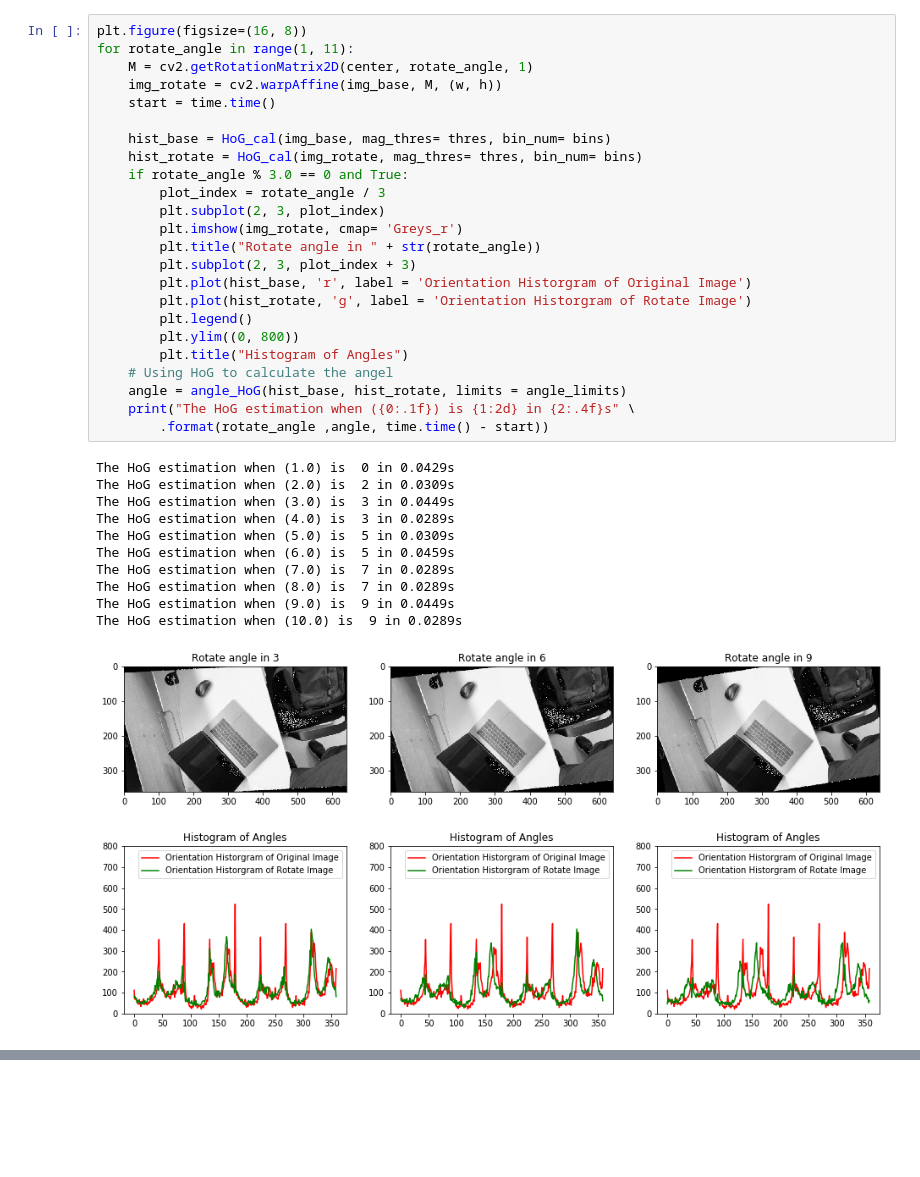
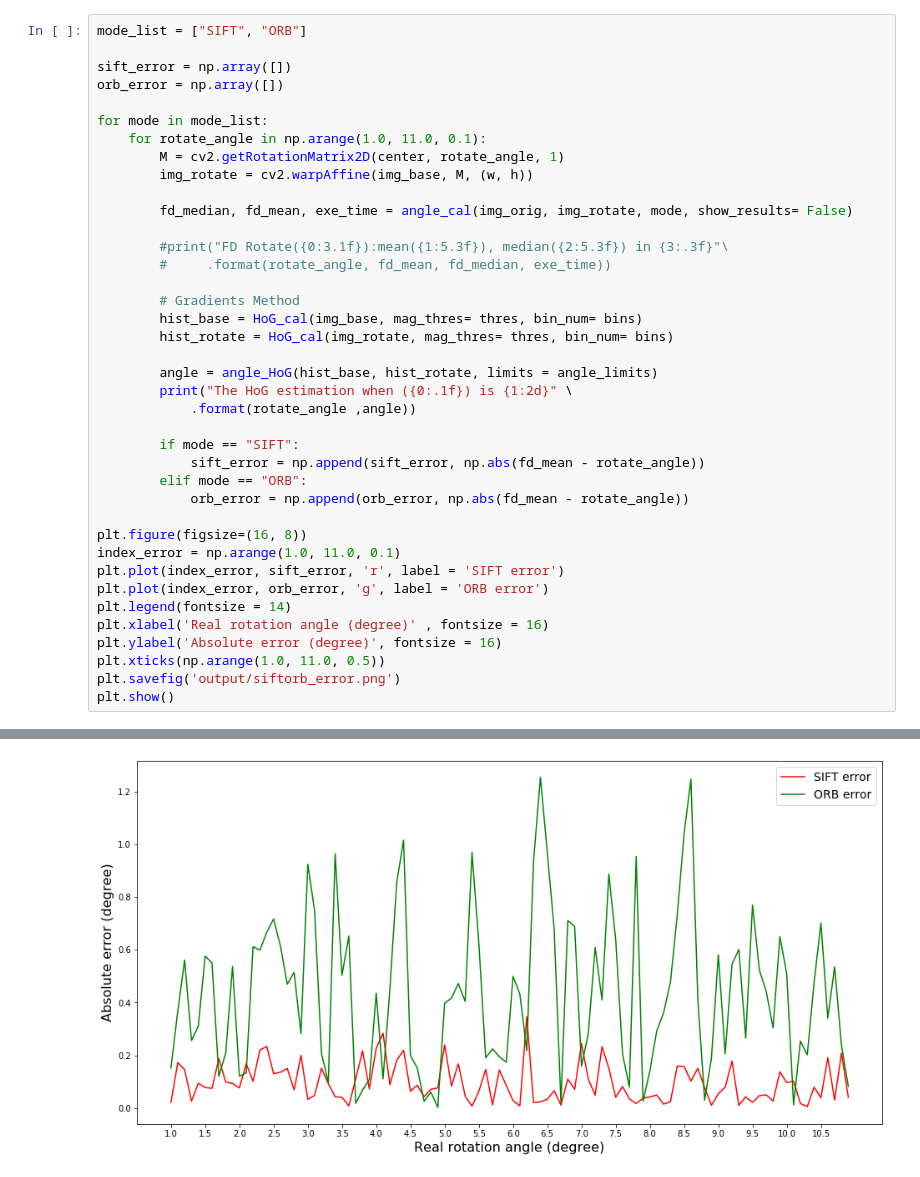
Before and after one commit to JohnpaulC/Image_Orientation, a Jupyter notebook: Noise Image.ipynb, the cells around one changed output, grey strips where cells are left out. Saved outputs shown, nothing was run; the diff lists cells and outputs as text; blank space fills up the shorter version.

```diff
--- a/Noise Image.ipynb
+++ b/Noise Image.ipynb
@@ -53,36 +99,40 @@ img_base = add_gasuss_noise(img_base)
-# %%
-plt.figure(figsize=(16, 8))
-for rotate_angle in range(1, 11):
-    M = cv2.getRotationMatrix2D(center, rotate_angle, 1)
-    img_rotate = cv2.warpAffine(img_base, M, (w, h))
-    start = time.time()
-
-    hist_base = HoG_cal(img_base, mag_thres= thres, bin_num= bins)
-    hist_rotate = HoG_cal(img_rotate, mag_thres= thres, bin_num= bins)
-    if rotate_angle % 3.0 == 0 and True:
-        plot_index = rotate_angle / 3
-        plt.subplot(2, 3, plot_index)
-        plt.imshow(img_rotate, cmap= 'Greys_r')
-        plt.title("Rotate angle in " + str(rotate_angle))
-        plt.subplot(2, 3, plot_index + 3)
-        plt.plot(hist_base, 'r', label = 'Orientation Historgram of Original Image')
-        plt.plot(hist_rotate, 'g', label = 'Orientation Historgram of Rotate Image')
-        plt.legend()
-        plt.ylim((0, 800))
-        plt.title("Histogram of Angles")
-    # Using HoG to calculate the angel
-    angle = angle_HoG(hist_base, hist_rotate, limits = angle_limits)
-    print("The HoG estimation when ({0:.1f}) is {1:2d} in {2:.4f}s" \
-        .format(rotate_angle ,angle, time.time() - start))
-# %% [output]
-The HoG estimation when (1.0) is  0 in 0.0429s
-The HoG estimation when (2.0) is  2 in 0.0309s
-The HoG estimation when (3.0) is  3 in 0.0449s
-The HoG estimation when (4.0) is  3 in 0.0289s
-The HoG estimation when (5.0) is  5 in 0.0309s
-The HoG estimation when (6.0) is  5 in 0.0459s
-The HoG estimation when (7.0) is  7 in 0.0289s
-The HoG estimation when (8.0) is  7 in 0.0289s
-The HoG estimation when (9.0) is  9 in 0.0449s
-The HoG estimation when (10.0) is  9 in 0.0289s
-[figure, removed]
+# %%
+mode_list = ["SIFT", "ORB"]
+
+sift_error = np.array([])
+orb_error = np.array([])
+
+for mode in mode_list:
+    for rotate_angle in np.arange(1.0, 11.0, 0.1):
+        M = cv2.getRotationMatrix2D(center, rotate_angle, 1)
+        img_rotate = cv2.warpAffine(img_base, M, (w, h))
+
+        fd_median, fd_mean, exe_time = angle_cal(img_orig, img_rotate, mode, show_results= False)
+
+        #print("FD Rotate({0:3.1f}):mean({1:5.3f}), median({2:5.3f}) in {3:.3f}"\
+        #     .format(rotate_angle, fd_mean, fd_median, exe_time))
+
+        # Gradients Method
+        hist_base = HoG_cal(img_base, mag_thres= thres, bin_num= bins)
+        hist_rotate = HoG_cal(img_rotate, mag_thres= thres, bin_num= bins)
+
+        angle = angle_HoG(hist_base, hist_rotate, limits = angle_limits)
+        print("The HoG estimation when ({0:.1f}) is {1:2d}" \
+            .format(rotate_angle ,angle))
+
+        if mode == "SIFT":
+            sift_error = np.append(sift_error, np.abs(fd_mean - rotate_angle))
+        elif mode == "ORB":
+            orb_error = np.append(orb_error, np.abs(fd_mean - rotate_angle))
+
+plt.figure(figsize=(16, 8))
+index_error = np.arange(1.0, 11.0, 0.1)
+plt.plot(index_error, sift_error, 'r', label = 'SIFT error')
+plt.plot(index_error, orb_error, 'g', label = 'ORB error')
+plt.legend(fontsize = 14)
+plt.xlabel('Real rotation angle (degree)' , fontsize = 16)
+plt.ylabel('Absolute error (degree)', fontsize = 16)
+plt.xticks(np.arange(1.0, 11.0, 0.5))
+plt.savefig('output/siftorb_error.png')
+plt.show()
+# %% [output]
@@ -88,0 +156 @@ The HoG estimation when (10.0) is  9 in 0.0289s
+[figure, added]
```
Also changed, not shown: parts of 5 cells of this notebook, 6 other files.
